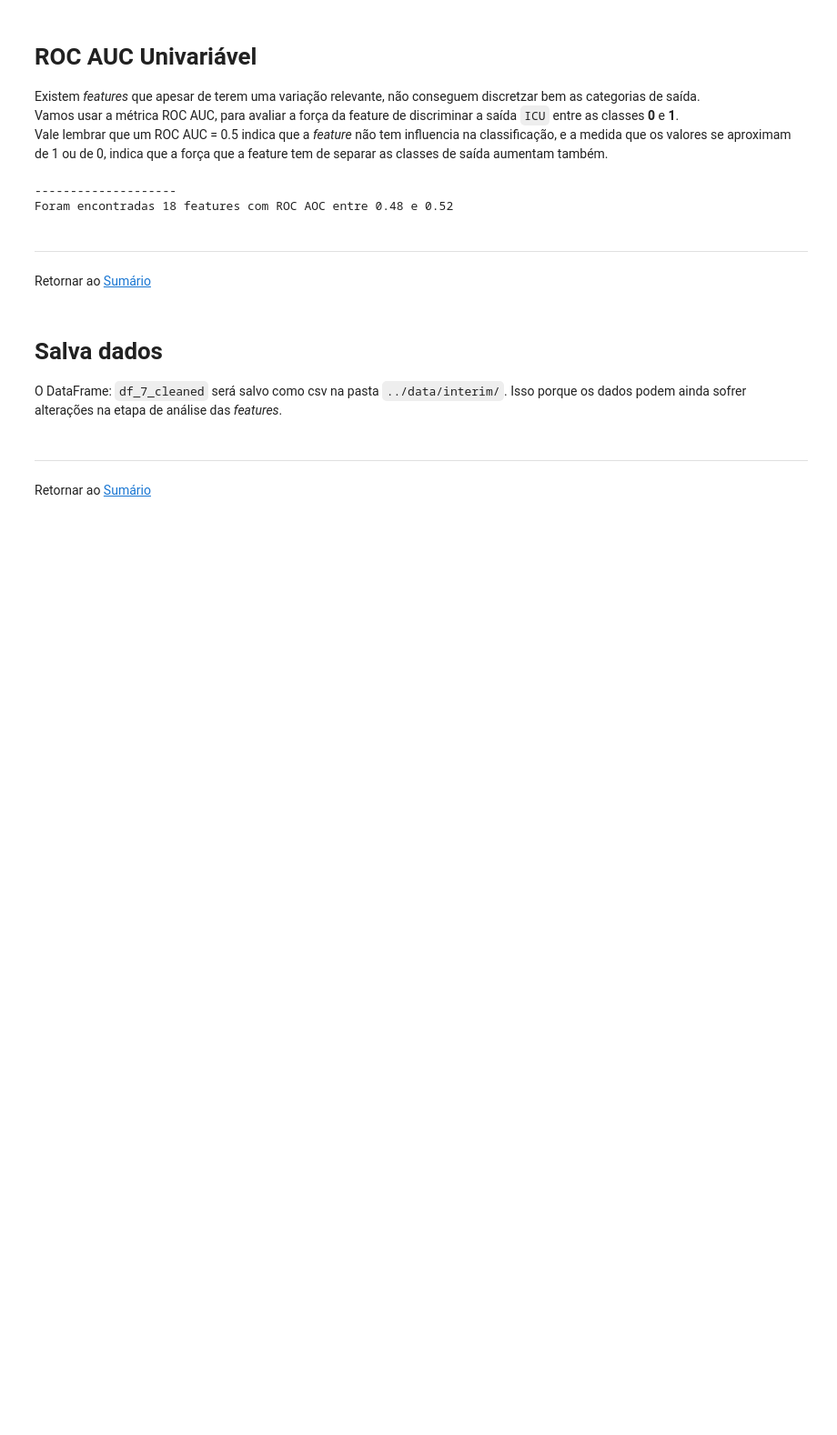
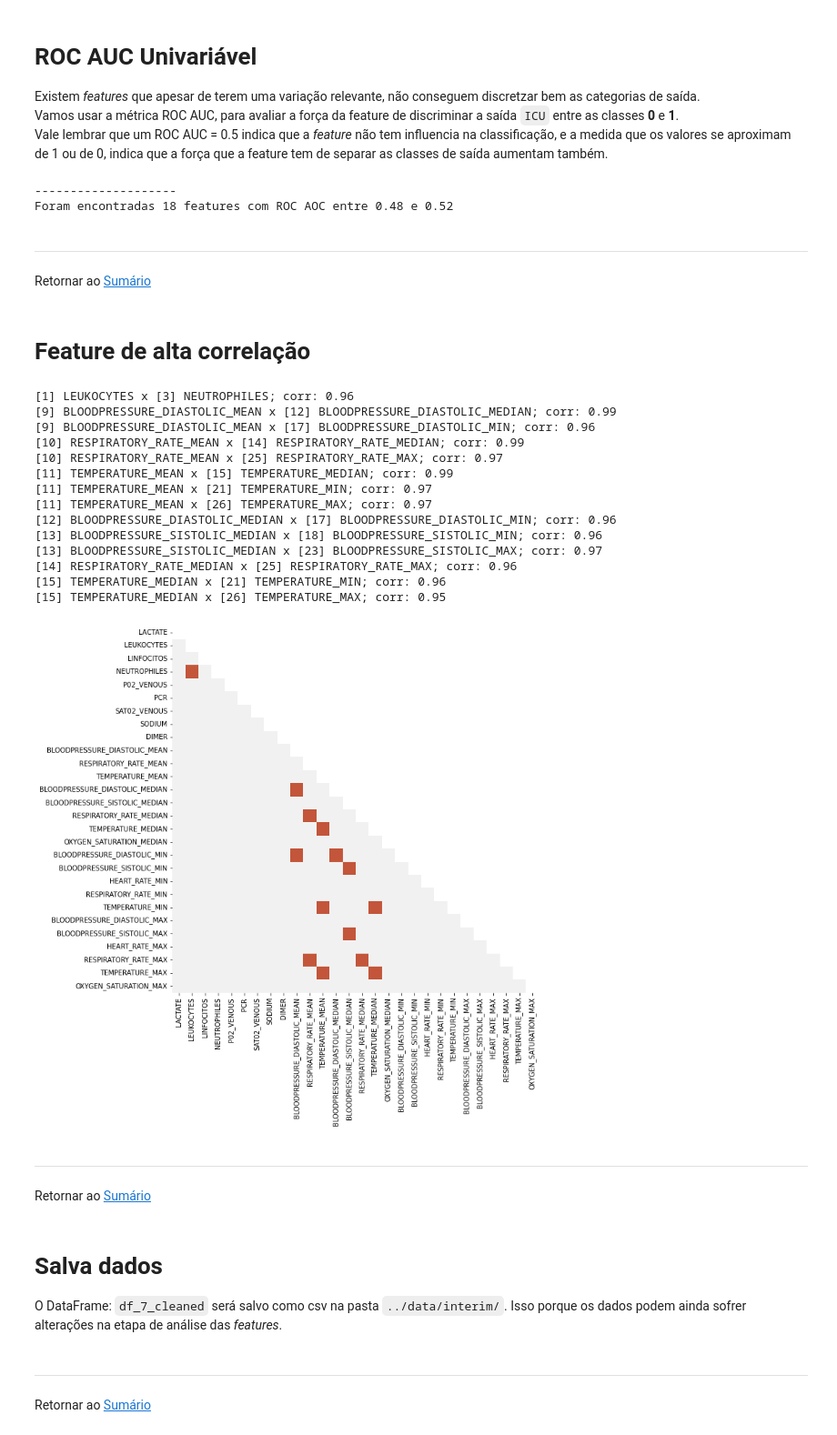
Before and after one commit to fdrigui/covid19_icu_admission_prediction, a Jupyter notebook: notebooks/3.0_feature_engineering.ipynb, the cells around one changed output. Shown: that part at 91% size. Cells and saved outputs as stored; diff of their text form; code cells hidden in the pictures; blank space fills up the shorter version.

```diff
--- a/notebooks/3.0_feature_engineering.ipynb
+++ b/notebooks/3.0_feature_engineering.ipynb
@@ -212,6 +213,29 @@ Foram encontradas 18 features com ROC AOC entre 0.48 e 0.52
 # %% [markdown]
 -----------------
 Retornar ao [Sumário](#sumario)
+# %% [markdown]
+# Feature de alta correlação
+# %%
+high_correlation_feature(df_4_wo_low_roc_auc)
+# %% [output]
+[1] LEUKOCYTES x [3] NEUTROPHILES; corr: 0.96
+[9] BLOODPRESSURE_DIASTOLIC_MEAN x [12] BLOODPRESSURE_DIASTOLIC_MEDIAN; corr: 0.99
+[9] BLOODPRESSURE_DIASTOLIC_MEAN x [17] BLOODPRESSURE_DIASTOLIC_MIN; corr: 0.96
+[10] RESPIRATORY_RATE_MEAN x [14] RESPIRATORY_RATE_MEDIAN; corr: 0.99
+[10] RESPIRATORY_RATE_MEAN x [25] RESPIRATORY_RATE_MAX; corr: 0.97
+[11] TEMPERATURE_MEAN x [15] TEMPERATURE_MEDIAN; corr: 0.99
+[11] TEMPERATURE_MEAN x [21] TEMPERATURE_MIN; corr: 0.97
+[11] TEMPERATURE_MEAN x [26] TEMPERATURE_MAX; corr: 0.97
+[12] BLOODPRESSURE_DIASTOLIC_MEDIAN x [17] BLOODPRESSURE_DIASTOLIC_MIN; corr: 0.96
+[13] BLOODPRESSURE_SISTOLIC_MEDIAN x [18] BLOODPRESSURE_SISTOLIC_MIN; corr: 0.96
+[13] BLOODPRESSURE_SISTOLIC_MEDIAN x [23] BLOODPRESSURE_SISTOLIC_MAX; corr: 0.97
+[14] RESPIRATORY_RATE_MEDIAN x [25] RESPIRATORY_RATE_MAX; corr: 0.96
+[15] TEMPERATURE_MEDIAN x [21] TEMPERATURE_MIN; corr: 0.96
+[15] TEMPERATURE_MEDIAN x [26] TEMPERATURE_MAX; corr: 0.95
+[figure, added]
+# %% [markdown]
+-----------------
+Retornar ao [Sumário](#sumario)
 # %% [markdown]
 <a name="clean"></a>
 # Salva dados
```
Also changed, not shown: parts of 1 cell of this notebook, 2 other files.
